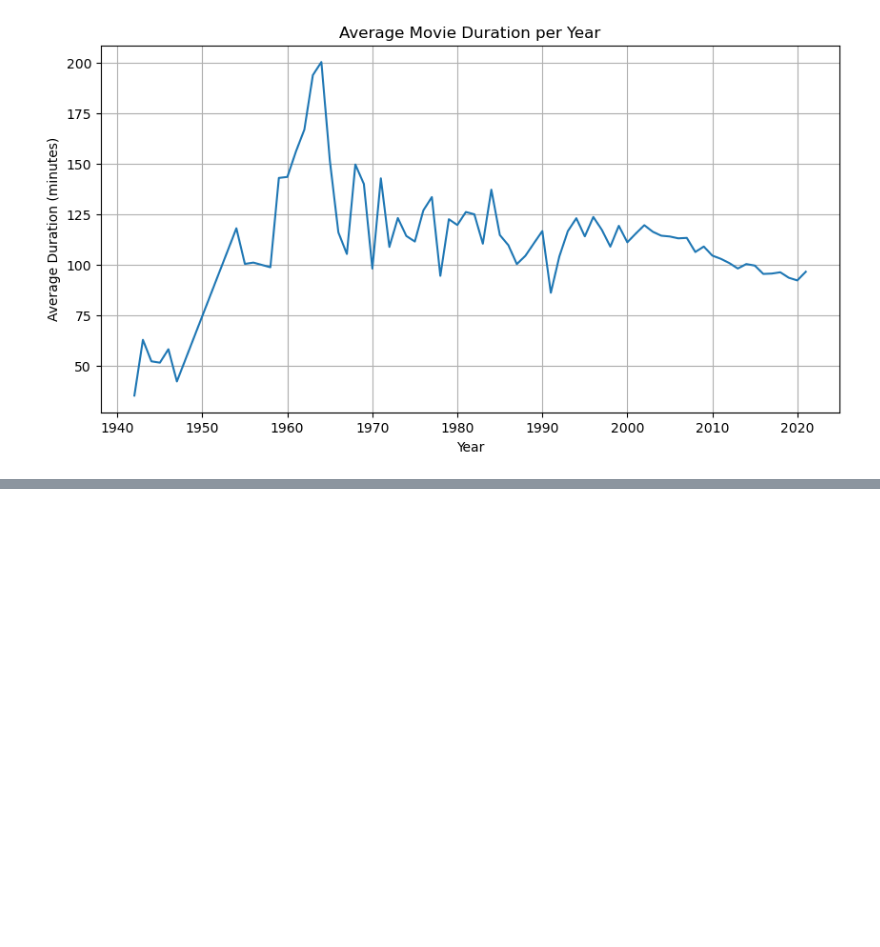
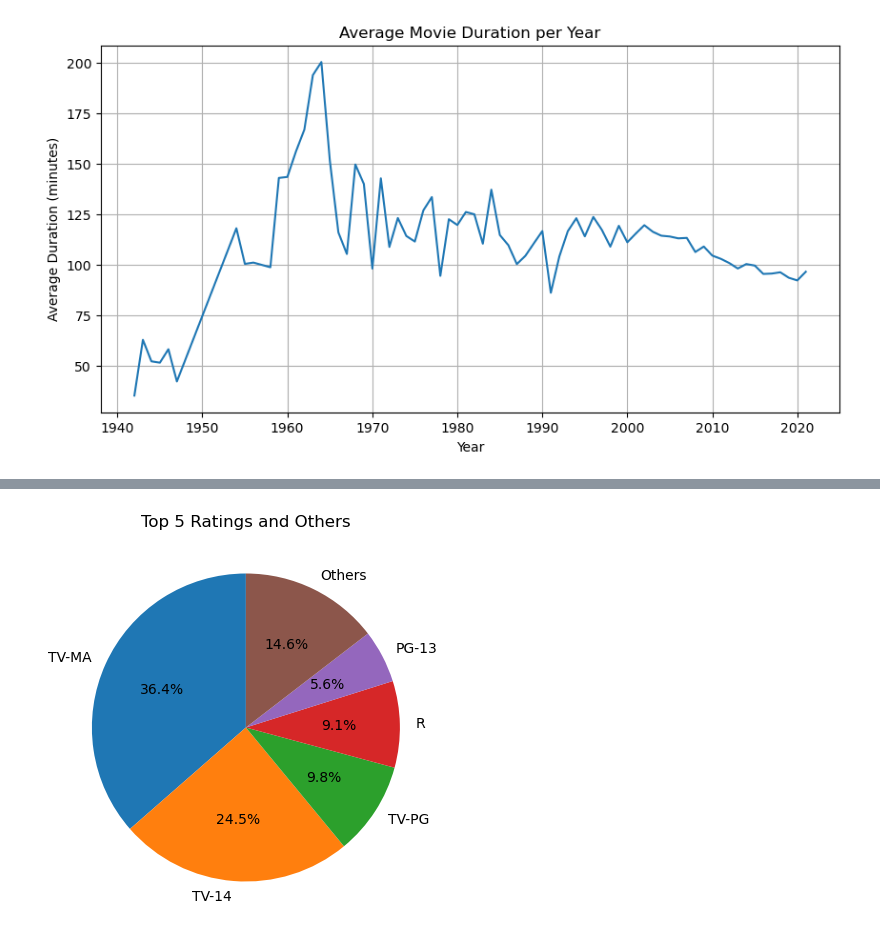
Before and after one commit to Omar-Elnazly/Netflix-Analysis, a Jupyter notebook: main notebook.ipynb, the cells around one changed output, grey strips where cells are left out. Cells and saved outputs as stored; diff of their text form; code cells hidden in the pictures; blank space fills up the shorter version.

```diff
--- a/main notebook.ipynb
+++ b/main notebook.ipynb
@@ -185,0 +183,11 @@ plt.show()
+# %%
+top_5_rating_sum = netflix_df['rating'].value_counts().head(5).sum()
+others_rating_sum = netflix_df['rating'].value_counts().sum()-top_5_rating_sum
+top_5_rating = netflix_df['rating'].value_counts().head(5)
+top_5_rating['Others'] = others_rating_sum
+plt.figure(figsize=(5, 5))
+plt.pie(top_5_rating, labels=top_5_rating.index, autopct='%1.1f%%', startangle=90)
+plt.title('Top 5 Ratings and Others')
+plt.show()
+# %% [output]
+[figure, added]
```
Also changed, not shown: parts of 6 cells of this notebook.
